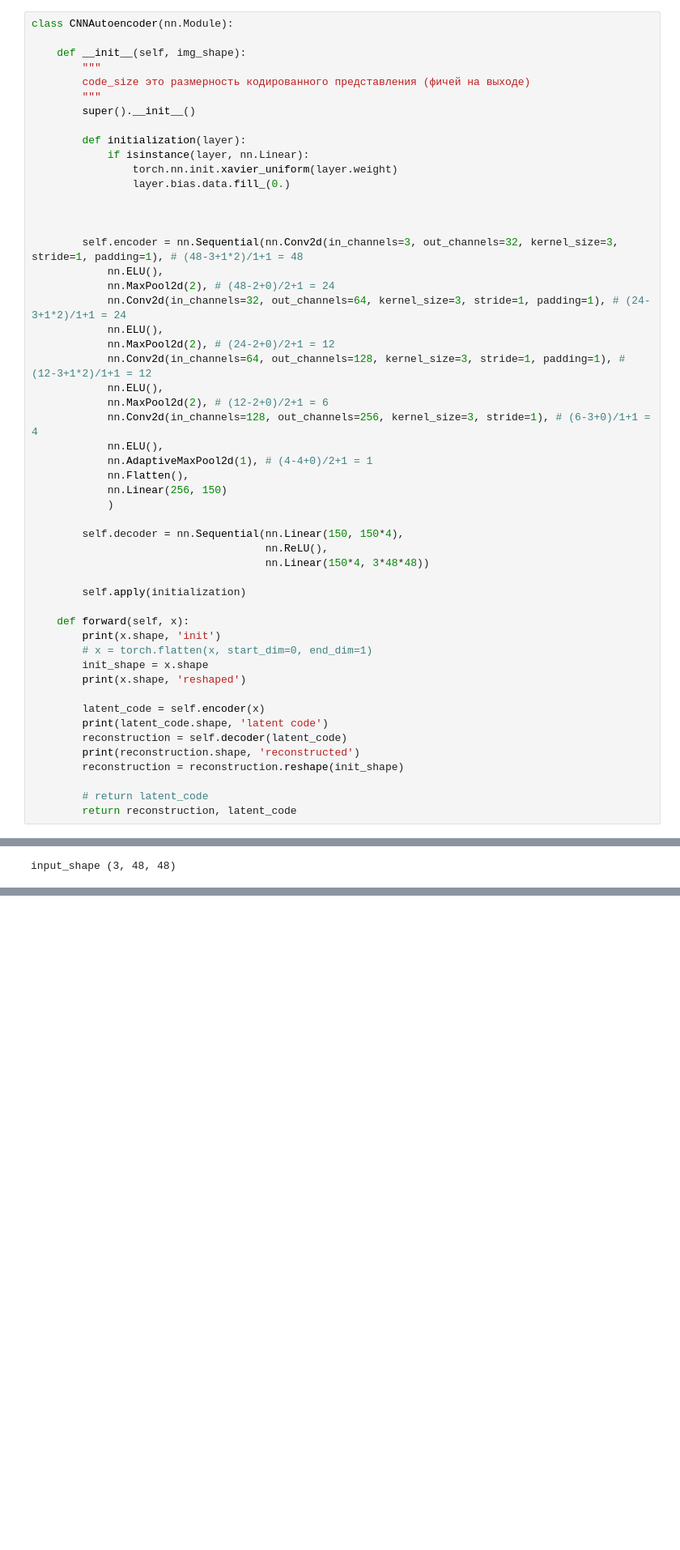
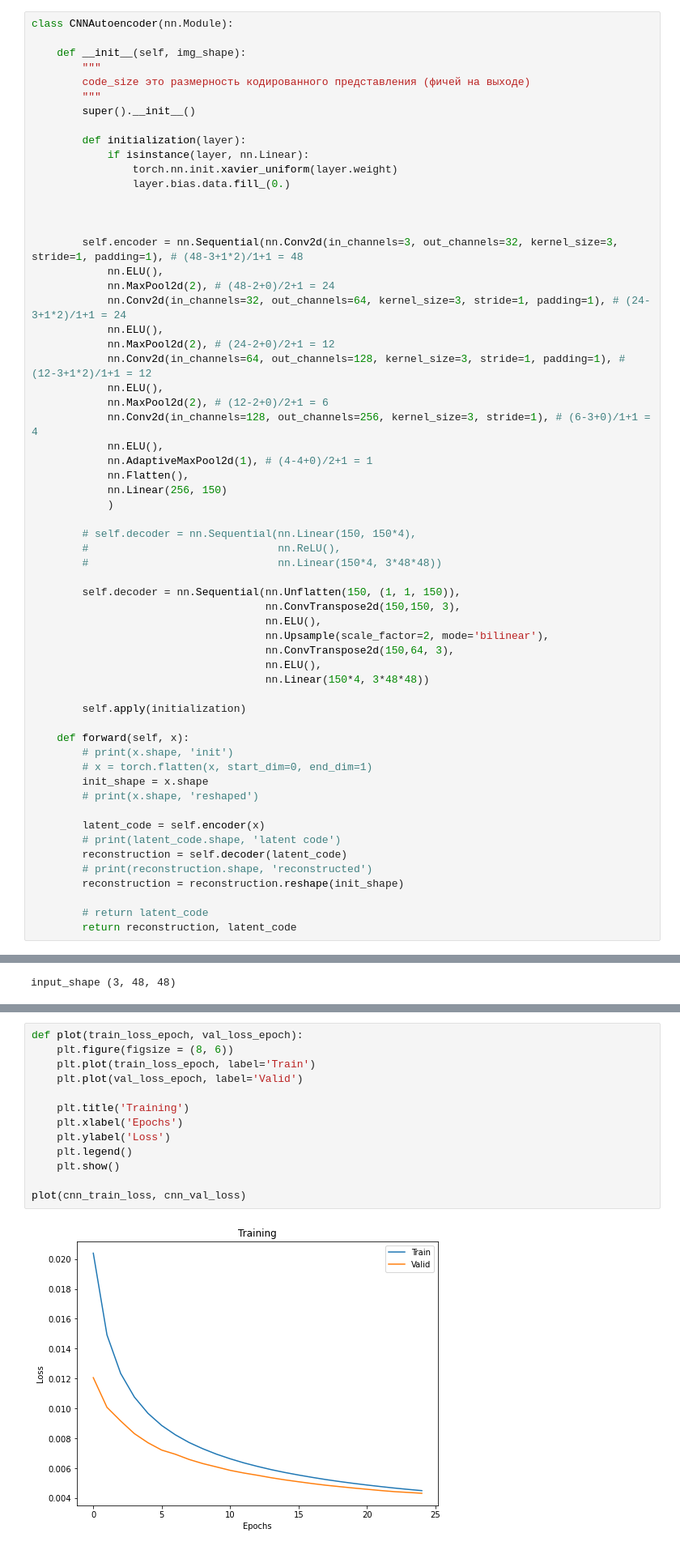
Before and after one commit to ksetdekov/HSE_DS, a Jupyter notebook: 05 DL/09_week/my_encoder_decoder.ipynb, the cells around one changed output, grey strips where cells are left out. Shown at 81% size. Saved outputs shown, nothing was run; the diff lists cells and outputs as text; blank space fills up the shorter version.

```diff
--- a/05 DL/09_week/my_encoder_decoder.ipynb
+++ b/05 DL/09_week/my_encoder_decoder.ipynb
@@ -133,22 +176,30 @@ class CNNAutoencoder(nn.Module):
             nn.Linear(256, 150)
             )
 
-        self.decoder = nn.Sequential(nn.Linear(150, 150*4),
-                                     nn.ReLU(),
+        # self.decoder = nn.Sequential(nn.Linear(150, 150*4),
+        #                              nn.ReLU(),
+        #                              nn.Linear(150*4, 3*48*48))
+
+        self.decoder = nn.Sequential(nn.Unflatten(150, (1, 1, 150)),
+                                     nn.ConvTranspose2d(150,150, 3),
+                                     nn.ELU(),
+                                     nn.Upsample(scale_factor=2, mode='bilinear'),
+                                     nn.ConvTranspose2d(150,64, 3),
+                                     nn.ELU(),
                                      nn.Linear(150*4, 3*48*48))
 
         self.apply(initialization)
 
     def forward(self, x):
-        print(x.shape, 'init')
+        # print(x.shape, 'init')
         # x = torch.flatten(x, start_dim=0, end_dim=1)
         init_shape = x.shape
-        print(x.shape, 'reshaped')
+        # print(x.shape, 'reshaped')
 
         latent_code = self.encoder(x)
-        print(latent_code.shape, 'latent code')
+        # print(latent_code.shape, 'latent code')
         reconstruction = self.decoder(latent_code)
-        print(reconstruction.shape, 'reconstructed')
+        # print(reconstruction.shape, 'reconstructed')
         reconstruction = reconstruction.reshape(init_shape)
 
         # return latent_code
@@ -209,0 +247,15 @@ AttributeError: 'Tensor' object has no attribute 'append'
+# %%
+def plot(train_loss_epoch, val_loss_epoch):
+    plt.figure(figsize = (8, 6))
+    plt.plot(train_loss_epoch, label='Train')
+    plt.plot(val_loss_epoch, label='Valid')
+
+    plt.title('Training')
+    plt.xlabel('Epochs')
+    plt.ylabel('Loss')
+    plt.legend()
+    plt.show()
+
+plot(cnn_train_loss, cnn_val_loss)
+# %% [output]
+[figure, added]
```
Also changed, not shown: parts of 12 cells of this notebook, 3 other files.
